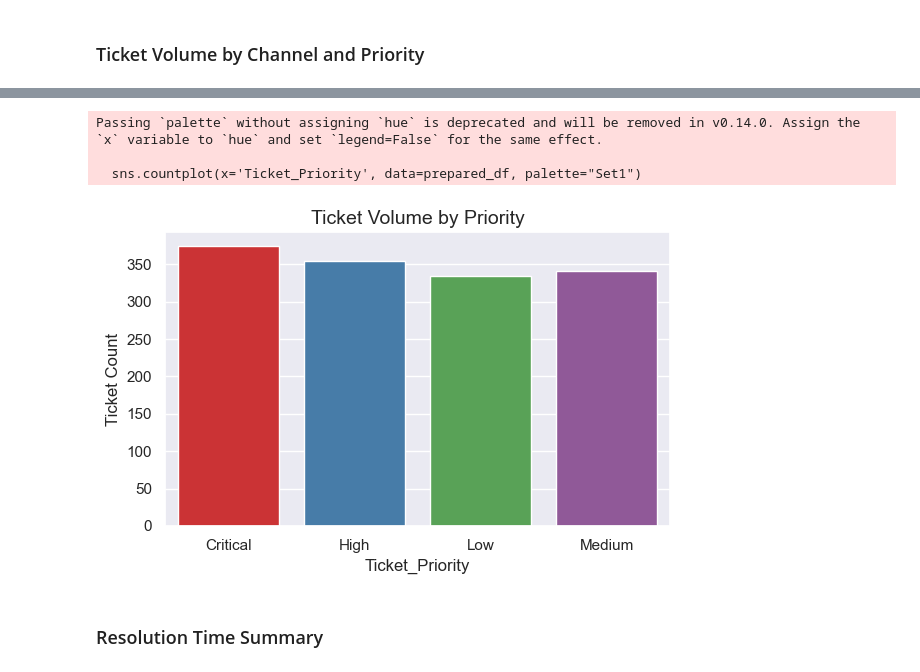
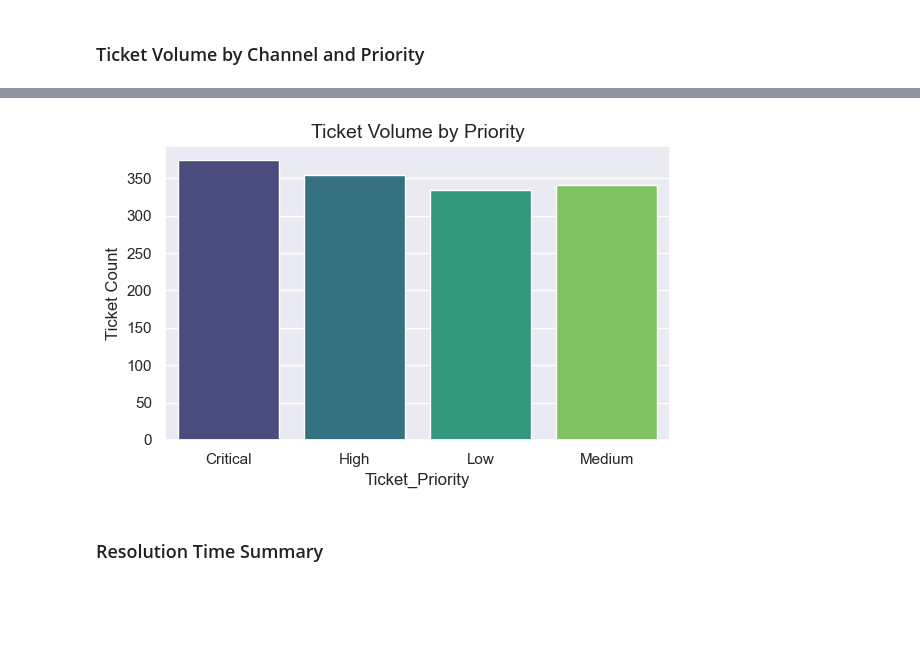
Before and after one commit to CCT-Dublin/capstone-project-feb-2024-pt-denissegarciavivolo, a Jupyter notebook: CA3_CapstoneProject_DenisseGarcia.ipynb, the cells around one changed output, grey strips where cells are left out. Cells and saved outputs as stored; diff of their text form; code cells hidden in the pictures; blank space fills up the shorter version.

```diff
--- a/CA3_CapstoneProject_DenisseGarcia.ipynb
+++ b/CA3_CapstoneProject_DenisseGarcia.ipynb
@@ -288,18 +288,3 @@ prepared_df.describe()
 | max | 5.00000 | 1.000000 | 3.000000 | 3.000000 | 4.000000 | 2.000000 | ... |
 # %% [markdown]
 ### Satisfaction Score Distribution
-# %%
-import matplotlib.pyplot as plt
-import seaborn as sns
-
-# Set a different aesthetic style and color palette
-sns.set(style="darkgrid", palette="Set2")
-
-# Plot 1: Distribution of Customer Satisfaction Ratings
-plt.figure(figsize=(8, 5))
-sns.histplot(prepared_df['Customer Satisfaction Rating'], bins=5, kde=True, color='green')
-plt.title('Distribution of Customer Satisfaction Ratings', fontsize=14)
-plt.xlabel('Satisfaction Score')
-plt.ylabel('Frequency')
-plt.tight_layout()
-plt.show()
@@ -320,0 +291,16 @@ plt.show()
+# %%
+import matplotlib.pyplot as plt
+import seaborn as sns
+
+# Set aesthetic style and use Viridis palette
+sns.set(style="darkgrid")
+viridis_color = sns.color_palette("viridis", as_cmap=True)
+
+# Plot 1: Distribution of Customer Satisfaction Ratings using Viridis
+plt.figure(figsize=(8, 5))
+sns.histplot(prepared_df['Customer Satisfaction Rating'], bins=5, kde=True, color=sns.color_palette("viridis")[3])
+plt.title('Distribution of Customer Satisfaction Ratings', fontsize=14)
+plt.xlabel('Satisfaction Score')
+plt.ylabel('Frequency')
+plt.tight_layout()
+plt.show()
@@ -354,15 +353,16 @@ Passing `palette` without assigning `hue` is deprecated and will be removed in v
 # %%
 # Plot 4: Ticket Volume by Priority
 plt.figure(figsize=(6, 4))
-sns.countplot(x='Ticket_Priority', data=prepared_df, palette="Set1")
+sns.countplot(
+    x='Ticket_Priority',
+    data=prepared_df,
+    palette=sns.color_palette("viridis", prepared_df['Ticket_Priority'].nunique())
+)
 plt.title('Ticket Volume by Priority', fontsize=14)
 plt.ylabel('Ticket Count')
 plt.tight_layout()
 plt.show()
 # %% [output]
-Passing `palette` without assigning `hue` is deprecated and will be removed in v0.14.0. Assign the `x` variable to `hue` and set `legend=False` for the same effect.
-
-  sns.countplot(x='Ticket_Priority', data=prepared_df, palette="Set1")
-[figure, old version]
+[figure, new version]
 # %% [markdown]
 ### Resolution Time Summary
```
Also changed, not shown: parts of 21 cells of this notebook, 1 other file.
